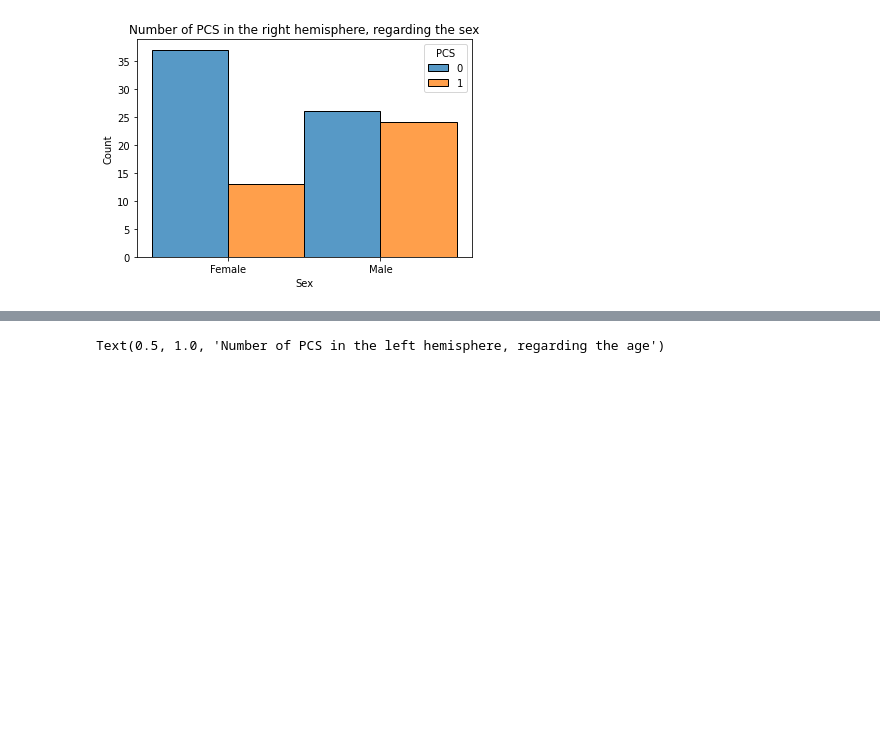
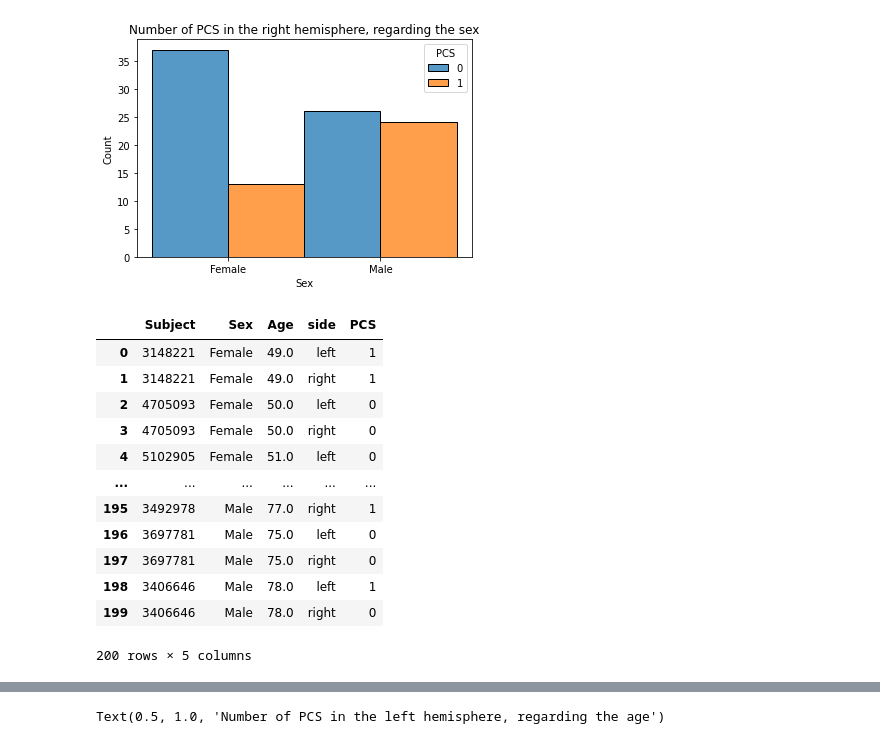
Before and after one commit to neurospin-projects/2024_adufournet_sulcus_genetics, a Jupyter notebook: notebooks/UKB/Labellisation/inter_raters_var.ipynb, the cells around one changed output, grey strips where cells are left out. Saved outputs shown, nothing was run; the diff lists cells and outputs as text; code cells hidden in the pictures; blank space fills up the shorter version.

```diff
--- a/notebooks/UKB/Labellisation/inter_raters_var.ipynb
+++ b/notebooks/UKB/Labellisation/inter_raters_var.ipynb
@@ -205,3 +207,19 @@ plt.title('Number of PCS in the right hemisphere, regarding the sex')
 # %% [output]
 Text(0.5, 1.0, 'Number of PCS in the right hemisphere, regarding the sex')
 [figure]
+# %%
+all_results[["Subject", "Sex", "Age", "side", "PCS"]]
+# %% [output]
+|  | Subject | Sex | Age | side | PCS |
+| 0 | 3148221 | Female | 49.0 | left | 1 |
+| 1 | 3148221 | Female | 49.0 | right | 1 |
+| 2 | 4705093 | Female | 50.0 | left | 0 |
+| 3 | 4705093 | Female | 50.0 | right | 0 |
+| 4 | 5102905 | Female | 51.0 | left | 0 |
+| ... | ... | ... | ... | ... | ... |
+| 195 | 3492978 | Male | 77.0 | right | 1 |
+| 196 | 3697781 | Male | 75.0 | left | 0 |
+| 197 | 3697781 | Male | 75.0 | right | 0 |
+| 198 | 3406646 | Male | 78.0 | left | 1 |
+| 199 | 3406646 | Male | 78.0 | right | 0 |
+200 rows × 5 columns
```
Also changed, not shown: parts of 4 cells of this notebook.
